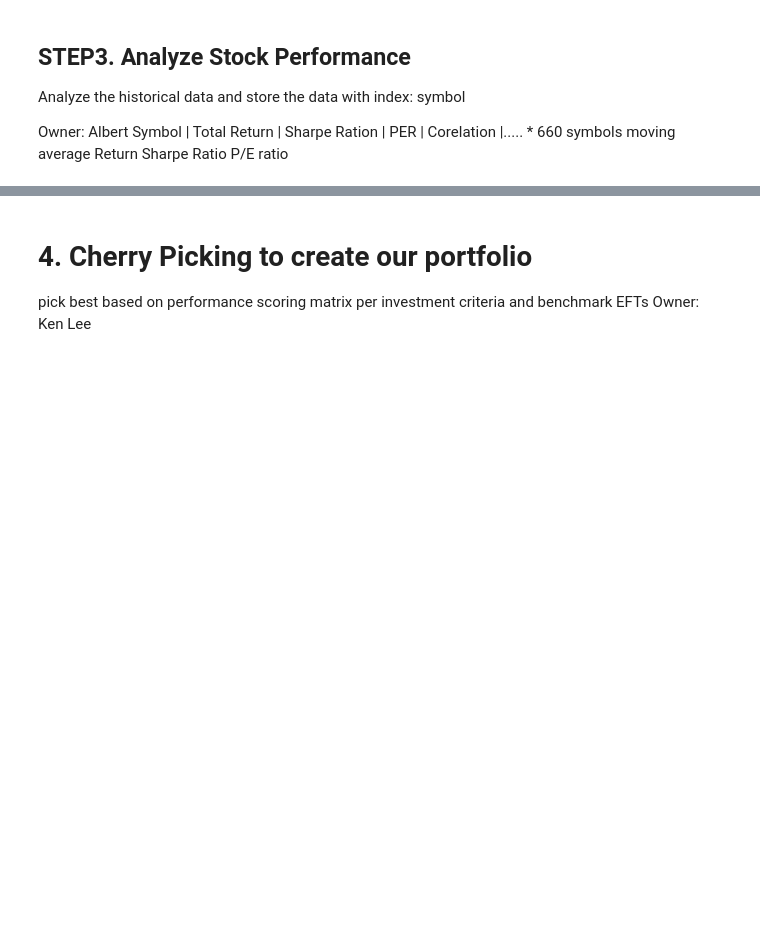
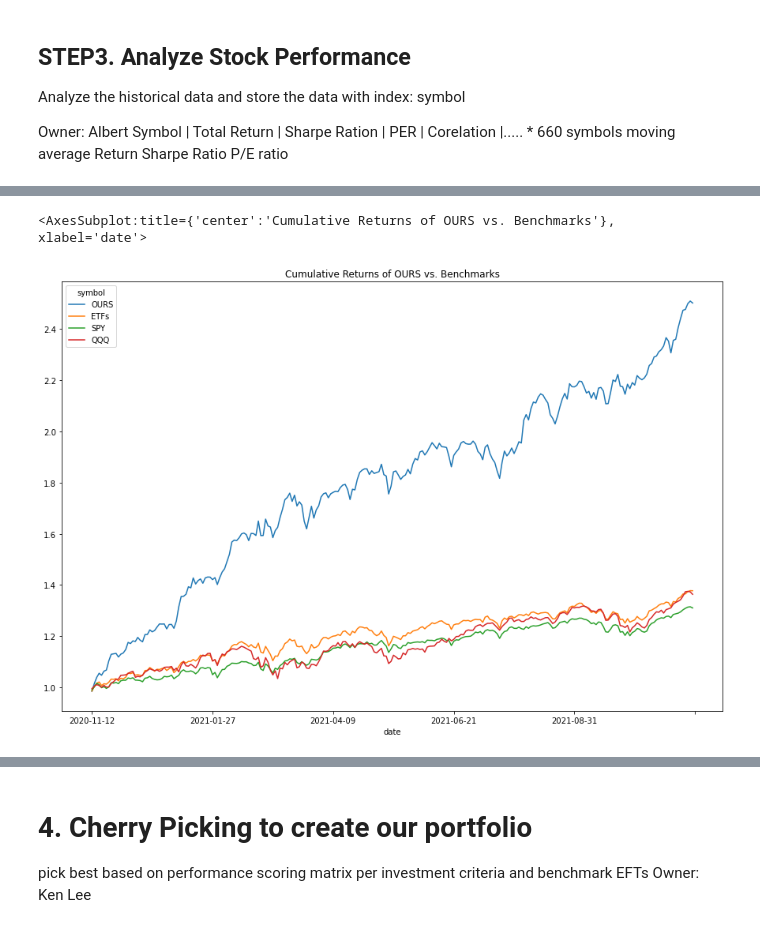
Before and after one commit to mingluuu/ETF_Portfolio_Top_Performers, a Jupyter notebook: ETF_analyzer_POC.ipynb, the cells around one changed output, grey strips where cells are left out. Saved outputs shown, nothing was run; the diff lists cells and outputs as text; code cells hidden in the pictures; blank space fills up the shorter version.

```diff
--- a/ETF_analyzer_POC.ipynb
+++ b/ETF_analyzer_POC.ipynb
@@ -182,0 +201,12 @@ preformance_matrix
+# %%
+sql_query = f"""
+SELECT distinct date, count(date) FROM STOCK_HISTORY group by date
+"""
+
+available_data_dates = pd.read_sql_query(sql_query, eft_data_connection_string)
+market_dates = hist.get_market_datas_by_period(day_t)
+
+dates_list = pd.merge(available_data_dates, market_dates, how='outer', indicator=True)
+dates_list= dates_list.loc[dates_list._merge == 'both', ['date', 'count(date)', 'period']]
+#dates_list
+dates_list
@@ -182,0 +266,7 @@ preformance_matrix
+# %%
+etf_targetbenchmark_df
+etf_targetbenchmark_df["symbol"] = etf_targetbenchmark_df.index
+etf_targetbenchmark_df["grp"] = etf_targetbenchmark_df["type"].str[:3]
+etf_targetbenchmark_df["grp"] = etf_targetbenchmark_df["grp"].str.upper()
+performance_benchmark = pd.merge(etf_targetbenchmark_df, historical_px_matrix, on = ["symbol"])
+performance_benchmark
@@ -182,0 +290,5 @@ preformance_matrix
+# %%
+benchmark_x_return_max = performance_benchmark["X_Return"].max()
+benchmark_y_return_max = performance_benchmark["Y_Return"].max()
+print(f"Benchmark_max_return_x: {benchmark_x_return_max: .2f}%")
+print(f"Benchmark_max_return_y: {benchmark_y_return_max: .2f}%")
@@ -182,0 +298,16 @@ preformance_matrix
+# %%
+#etf_list_df["etf"] = etf_list_df.index
+etf_list_df["grp"] = etf_list_df["type"].str[:3]
+etf_list_df["grp"] = etf_list_df["grp"].str.upper()
+#etf_list_df
+#etf_constituents_df
+
+etf_holings_matrix_df = pd.merge(etf_constituents_df, etf_list_df, how = "inner", on = ["etf"])
+etf_exposure_w_cnt = etf_holings_matrix_df.pivot_table(index = 'symbol', columns = 'grp', values = 'pct_holding', aggfunc=pd.Series.nunique)
+#table = table.replace(np.nan, 0, inplace=True)
+etf_exposure_w_cnt = etf_exposure_w_cnt.fillna(0)
+performance_symbols = pd.merge(etf_exposure_w_cnt, historical_px_matrix, on = ["symbol"])
+performance_symbols
+picked_symbols = performance_symbols[(performance_symbols['X_Return'] > benchmark_x_return_max ) & (performance_symbols['Y_Return'] > benchmark_y_return_max )]
+picked_symbols = picked_symbols.sort_values(['X_Return', 'Y_Return'], ascending =[0, 0])
+picked_symbols
@@ -182,0 +516,5 @@ preformance_matrix
+# %%
+cum_return_matrix.plot(figsize=(15,10), title="Cumulative Returns of OURS vs. Benchmarks")
+# %% [output]
+<AxesSubplot:title={'center':'Cumulative Returns of OURS vs. Benchmarks'}, xlabel='date'>
+[figure, added]
```
Also changed, not shown: parts of 36 cells of this notebook.
